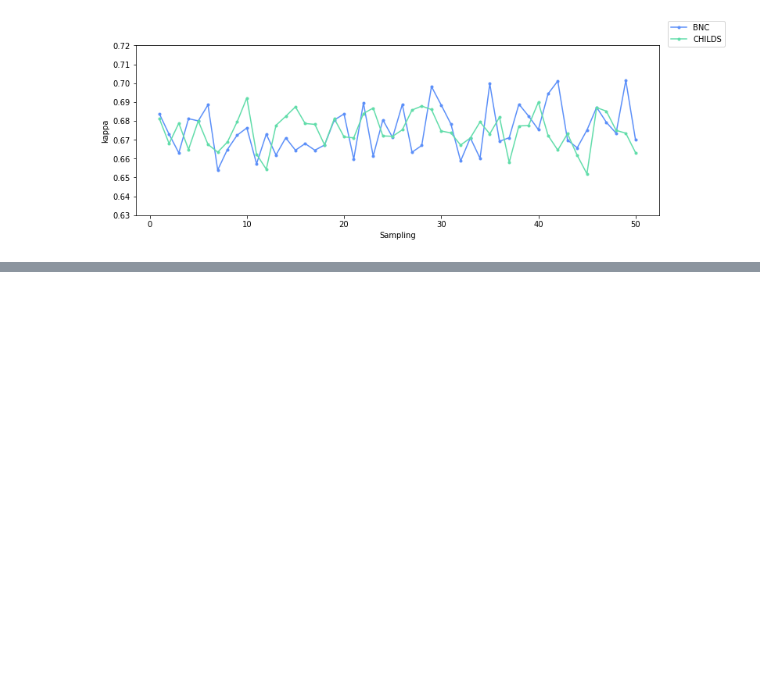
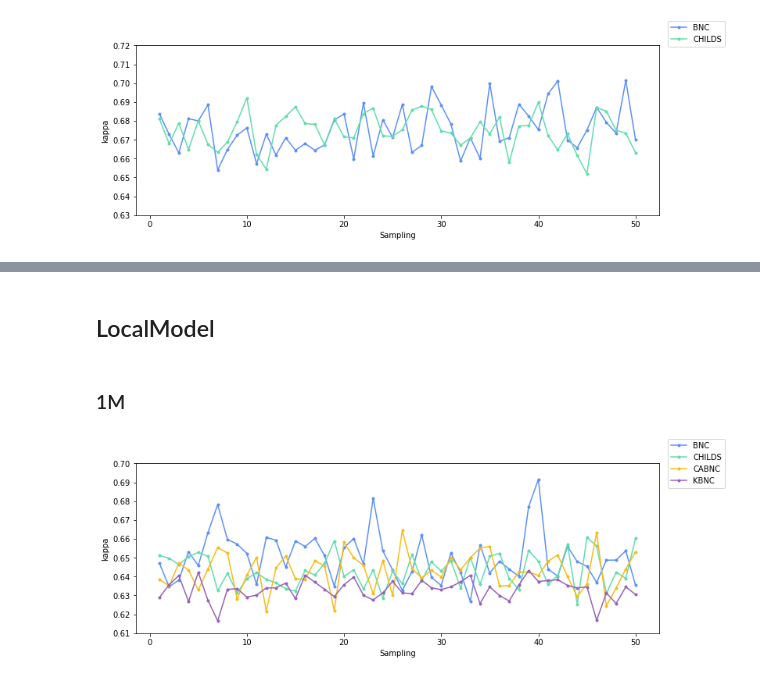
Before and after one commit to DanferWang/Basic_Level_work, a Jupyter notebook: corpora_size/results_by_size.ipynb, the cells around one changed output, grey strips where cells are left out. Drawn from its saved outputs; the diff is of its cells as text; code cells hidden in the pictures; blank space fills up the shorter version.

```diff
--- a/corpora_size/results_by_size.ipynb
+++ b/corpora_size/results_by_size.ipynb
@@ -110,0 +183,8 @@ plt.show()
+# %% [markdown]
+## LocalModel
+# %%
+# load sampling results
+kbnc_res = np.load('./several_times_sampling/LocalModelTest/LocalModel_inte_50_times_sampling_KBNC.npy', allow_pickle=True).item()
+cabnc_res = np.load('./several_times_sampling/LocalModelTest/LocalModel_inte_50_times_sampling_CABNC.npy', allow_pickle=True).item()
+childes_res = np.load('./several_times_sampling/LocalModelTest/LocalModel_inte_50_times_sampling_CHILDES.npy', allow_pickle=True).item()
+bnc_res = np.load('./several_times_sampling/LocalModelTest/LocalModel_inte_50_times_sampling_BNC.npy', allow_pickle=True).item()
@@ -110,0 +223,26 @@ plt.show()
+# %% [markdown]
+### 1M
+# %%
+# kappa
+kbnc_kappa_1m = np.array(kbnc_kappa_df[0:1]).transpose()
+cabnc_kappa_1m = np.array(cabnc_kappa_df[0:1]).transpose()
+childes_kappa_1m = np.array(childes_kappa_df[0:1]).transpose()
+bnc_kappa_1m = np.array(bnc_kappa_df[0:1]).transpose()
+
+fig, ax = plt.subplots()
+fig.set_facecolor('white')
+fig.set_figwidth(12)
+x = np.array([x+1 for x in range(50)])
+ax.plot(x, bnc_kappa_1m, label='BNC', marker='.', color='#5B8FF9')
+ax.plot(x, childes_kappa_1m, label='CHILDS', marker='.', color='#61DDAA')
+ax.plot(x, cabnc_kappa_1m, label='CABNC', marker='.', color='#F6BD16')
+ax.plot(x, kbnc_kappa_1m, label='KBNC', marker='.', color='#9661BC')
+
+ax.set(xlabel='Sampling', ylabel='kappa', ylim=[0.61, 0.70])
+
+fig.legend()
+
+plt.savefig('./readme.assets/Local_1m_kappa.png')
+plt.show()
+# %% [output]
+[figure, added]
```
Also changed, not shown: parts of 26 cells of this notebook, 26 other files.
